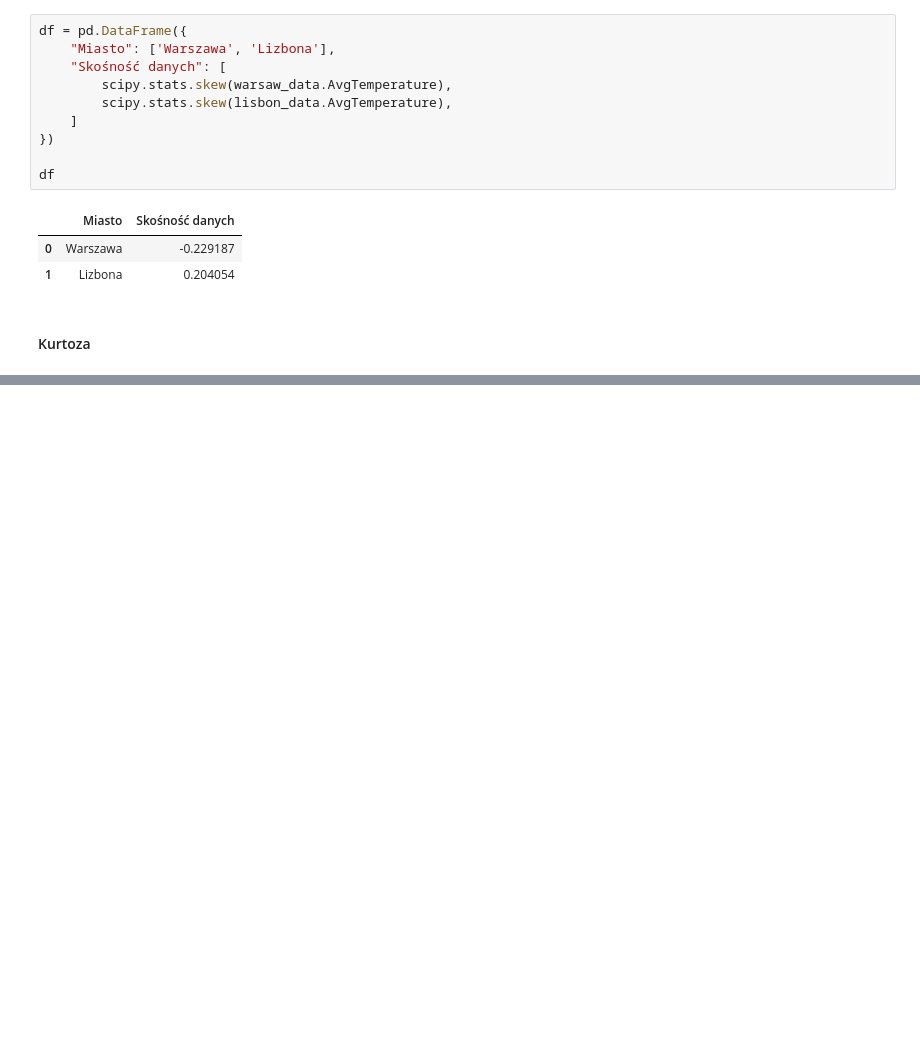
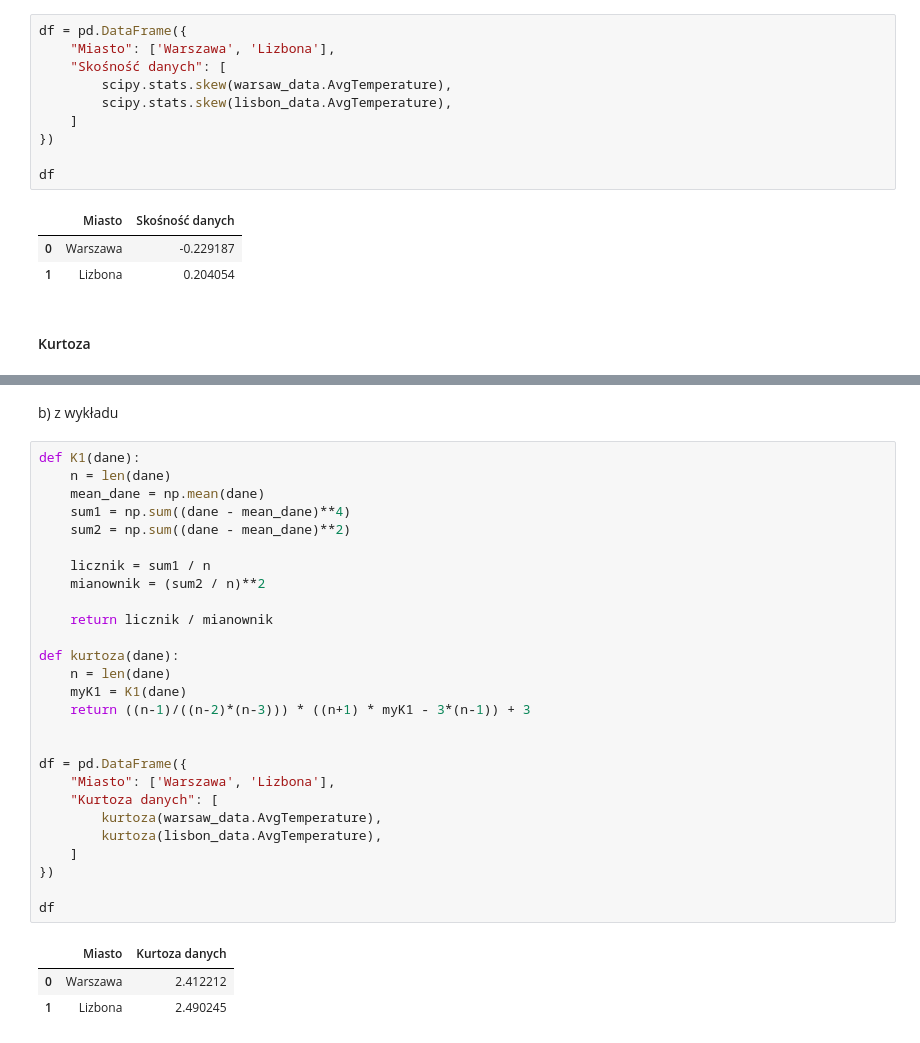
Before and after one commit to mathieuboro/raport, a Jupyter notebook: Raport_!.ipynb, the cells around one changed output, grey strips where cells are left out. Saved outputs shown, nothing was run; the diff lists cells and outputs as text; blank space fills up the shorter version.

```diff
--- a/Raport_!.ipynb
+++ b/Raport_!.ipynb
@@ -682,0 +745,33 @@ df
+# %% [markdown]
+b) z wykładu
+# %%
+def K1(dane):
+    n = len(dane)
+    mean_dane = np.mean(dane)
+    sum1 = np.sum((dane - mean_dane)**4)
+    sum2 = np.sum((dane - mean_dane)**2)
+
+    licznik = sum1 / n
+    mianownik = (sum2 / n)**2
+
+    return licznik / mianownik
+
+def kurtoza(dane):
+    n = len(dane)
+    myK1 = K1(dane)
+    return ((n-1)/((n-2)*(n-3))) * ((n+1) * myK1 - 3*(n-1)) + 3
+
+
+df = pd.DataFrame({
+    "Miasto": ['Warszawa', 'Lizbona'],
+    "Kurtoza danych": [
+        kurtoza(warsaw_data.AvgTemperature),
+        kurtoza(lisbon_data.AvgTemperature),
+    ]
+})
+
+df
+# %% [output]
+|  | Miasto | Kurtoza danych |
+| 0 | Warszawa | 2.412212 |
+| 1 | Lizbona | 2.490245 |
```
Also changed, not shown: parts of 6 cells of this notebook.
